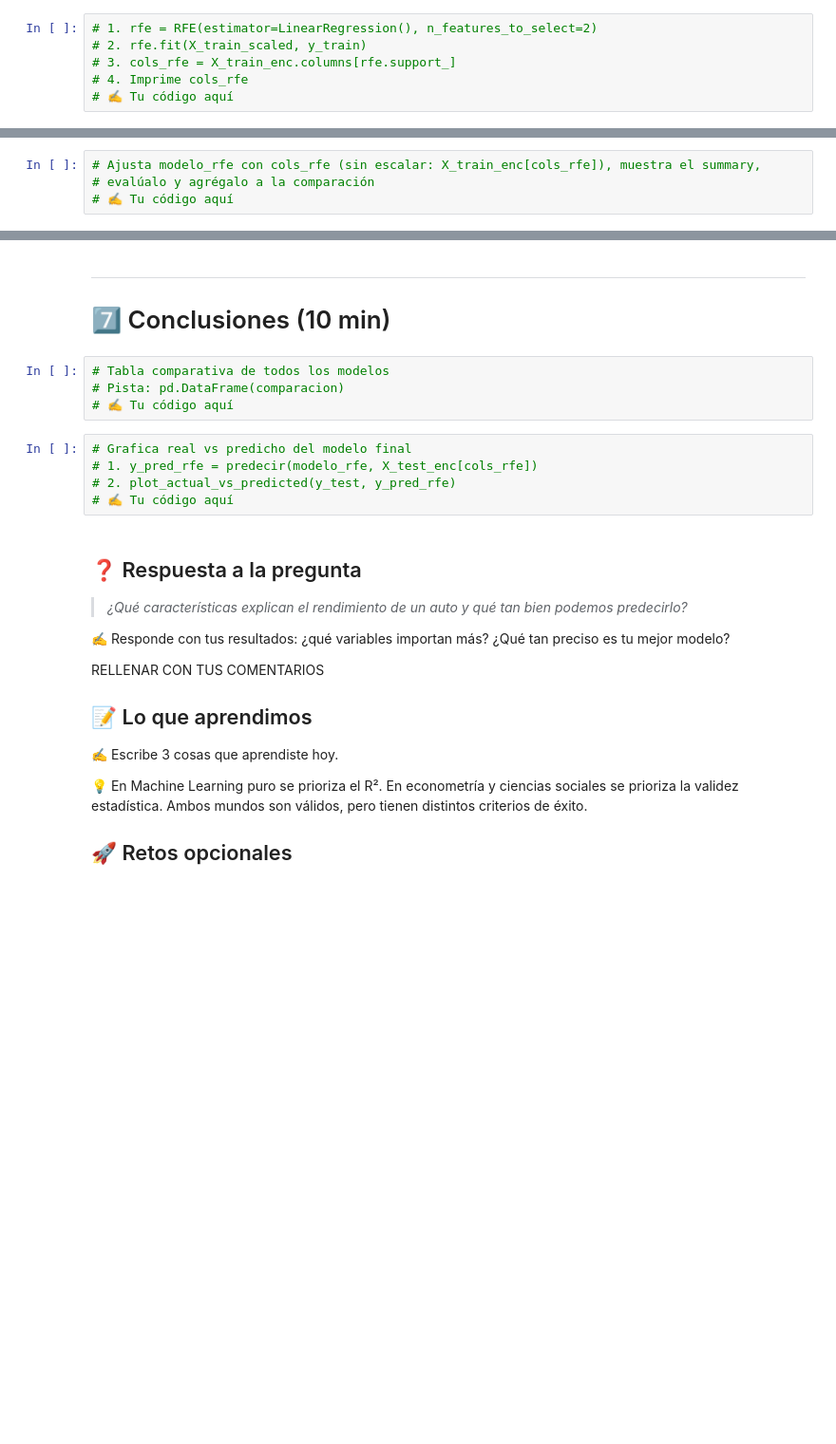
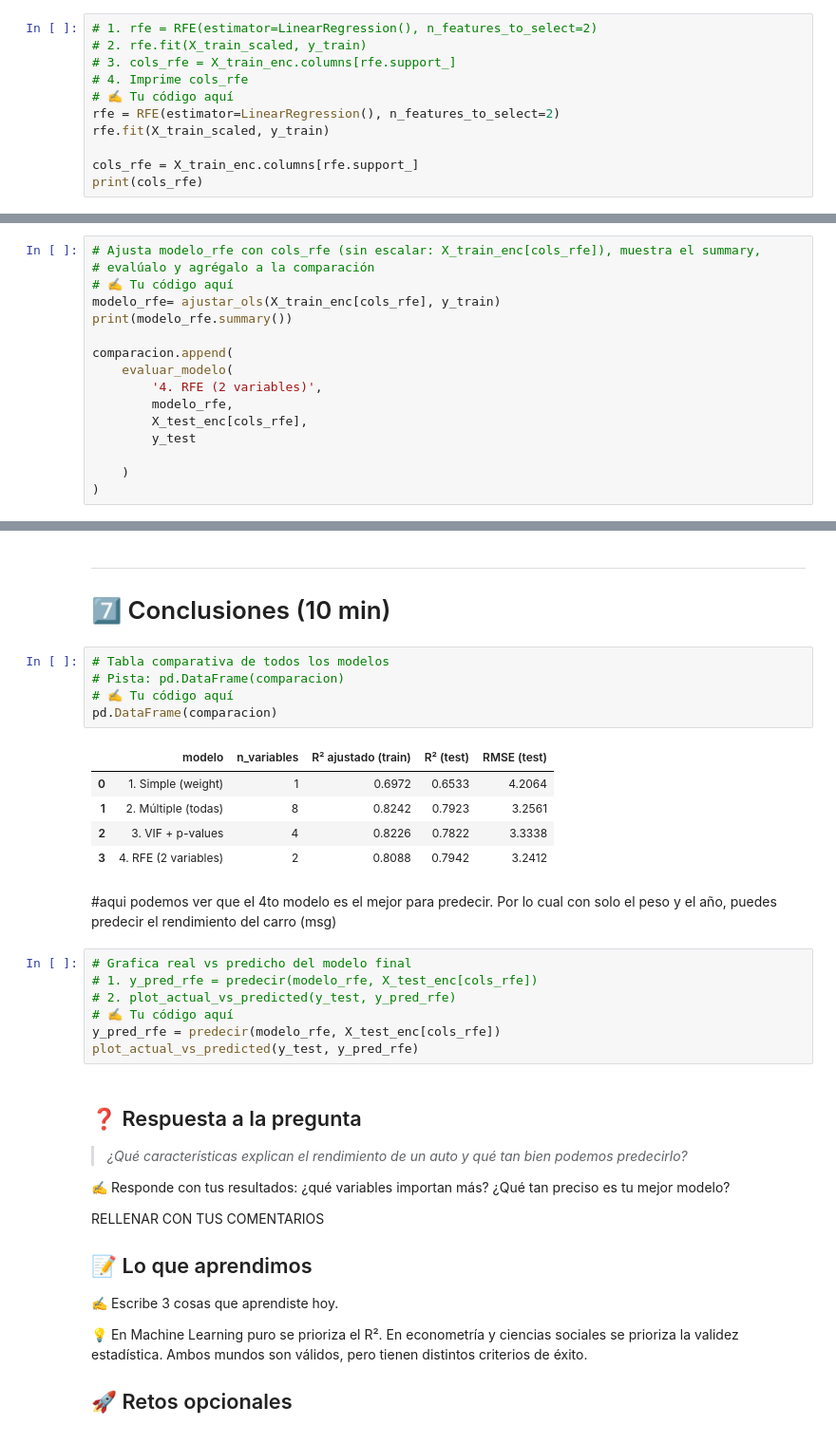
Before and after one commit to AndreaAguilar598908/linear_regression_intro_students, a Jupyter notebook: 01-regresion-lineal/caso_mpg.ipynb, the cells around one changed output, grey strips where cells are left out. Shown at 95% size. Cells and saved outputs as stored; diff of their text form; blank space fills up the shorter version.

```diff
--- a/01-regresion-lineal/caso_mpg.ipynb
+++ b/01-regresion-lineal/caso_mpg.ipynb
@@ -914,3 +915,8 @@ Cuando la curva se **aplana**, preferimos el modelo **más simple** (*principio
 # 3. cols_rfe = X_train_enc.columns[rfe.support_]
 # 4. Imprime cols_rfe
 # ✍️ Tu código aquí
+rfe = RFE(estimator=LinearRegression(), n_features_to_select=2)
+rfe.fit(X_train_scaled, y_train)
+
+cols_rfe = X_train_enc.columns[rfe.support_]
+print(cols_rfe)
@@ -918,3 +926,15 @@ Cuando la curva se **aplana**, preferimos el modelo **más simple** (*principio
 # Ajusta modelo_rfe con cols_rfe (sin escalar: X_train_enc[cols_rfe]), muestra el summary,
 # evalúalo y agrégalo a la comparación
 # ✍️ Tu código aquí
+modelo_rfe= ajustar_ols(X_train_enc[cols_rfe], y_train)
+print(modelo_rfe.summary())
+
+comparacion.append(
+    evaluar_modelo(
+        '4. RFE (2 variables)',
+        modelo_rfe,
+        X_test_enc[cols_rfe],
+        y_test
+
+    )
+)
@@ -928,12 +966,24 @@ RELLENAR CON TUS COMENTARIOS
 # %%
 # Tabla comparativa de todos los modelos
 # Pista: pd.DataFrame(comparacion)
 # ✍️ Tu código aquí
+pd.DataFrame(comparacion)
+# %% [output]
+|  | modelo | n_variables | R² ajustado (train) | R² (test) | RMSE (test) |
+| 0 | 1. Simple (weight) | 1 | 0.6972 | 0.6533 | 4.2064 |
+| 1 | 2. Múltiple (todas) | 8 | 0.8242 | 0.7923 | 3.2561 |
+| 2 | 3. VIF + p-values | 4 | 0.8226 | 0.7822 | 3.3338 |
+| 3 | 4. RFE (2 variables) | 2 | 0.8088 | 0.7942 | 3.2412 |
+# %% [markdown]
+#aqui podemos ver que el 4to modelo es el mejor para predecir.
+Por lo cual con solo el peso y el año, puedes predecir el rendimiento del carro (msg)
 # %%
 # Grafica real vs predicho del modelo final
 # 1. y_pred_rfe = predecir(modelo_rfe, X_test_enc[cols_rfe])
 # 2. plot_actual_vs_predicted(y_test, y_pred_rfe)
 # ✍️ Tu código aquí
+y_pred_rfe = predecir(modelo_rfe, X_test_enc[cols_rfe])
+plot_actual_vs_predicted(y_test, y_pred_rfe)
 # %% [markdown]
 ## ❓ Respuesta a la pregunta
 > *¿Qué características explican el rendimiento de un auto y qué tan bien podemos predecirlo?*
```
Also changed, not shown: parts of 6 cells of this notebook.
